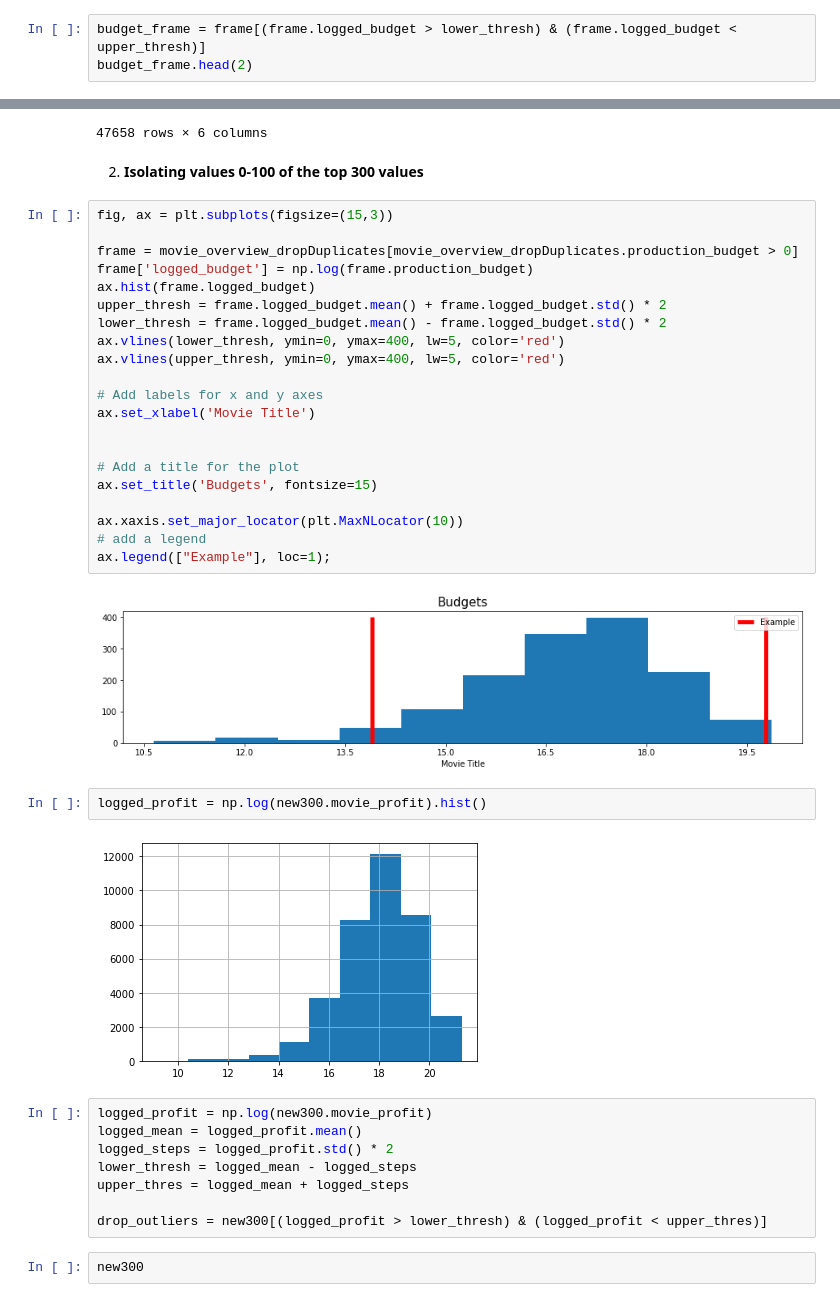
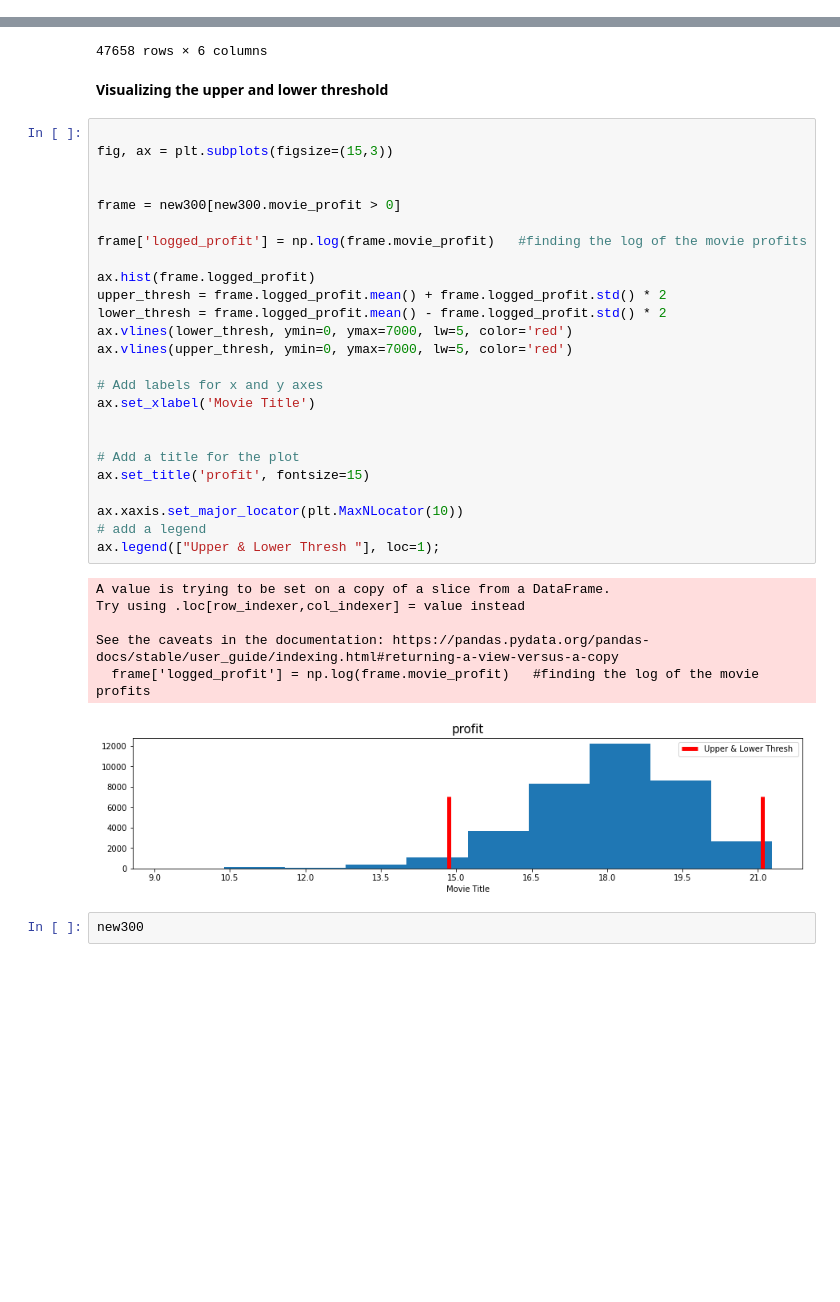
Before and after one commit to jchandleroneal/microsoft-movie-analysis, a Jupyter notebook: movie_analysis.ipynb, the cells around one changed output, grey strips where cells are left out. Cells and saved outputs as stored; diff of their text form; blank space fills up the shorter version.

```diff
--- a/movie_analysis.ipynb
+++ b/movie_analysis.ipynb
@@ -264,3 +259,0 @@ ax.legend(["Example"], loc=1);
-# %%
-budget_frame = frame[(frame.logged_budget > lower_thresh) & (frame.logged_budget < upper_thresh)]
-budget_frame.head(2)
@@ -455,43 +437,40 @@ new300
 | 1387 | The Fog | Shari Jacoby | Certified-Fresh | 74.0 | 20345820 | 1100000 |
 | 1387 | The Fog | Christopher Cunday | Certified-Fresh | 74.0 | 20345820 | 1100000 |
 47658 rows × 6 columns
-# %% [markdown]
-2. **Isolating values 0-100 of the top 300 values**
-# %%
-fig, ax = plt.subplots(figsize=(15,3))
-
-frame = movie_overview_dropDuplicates[movie_overview_dropDuplicates.production_budget > 0]
-frame['logged_budget'] = np.log(frame.production_budget)
-ax.hist(frame.logged_budget)
-upper_thresh = frame.logged_budget.mean() + frame.logged_budget.std() * 2
-lower_thresh = frame.logged_budget.mean() - frame.logged_budget.std() * 2
-ax.vlines(lower_thresh, ymin=0, ymax=400, lw=5, color='red')
-ax.vlines(upper_thresh, ymin=0, ymax=400, lw=5, color='red')
-
-# Add labels for x and y axes
-ax.set_xlabel('Movie Title')
-
-
-# Add a title for the plot
-ax.set_title('Budgets', fontsize=15)
-
-ax.xaxis.set_major_locator(plt.MaxNLocator(10))
-# add a legend
-ax.legend(["Example"], loc=1);
-# %% [output]
-[figure, removed]
-# %%
-logged_profit = np.log(new300.movie_profit).hist()
-# %% [output]
-[figure, removed]
+# %% [markdown]
+**Visualizing the upper and lower threshold**
 # %%
-logged_profit = np.log(new300.movie_profit)
-logged_mean = logged_profit.mean()
-logged_steps = logged_profit.std() * 2
-lower_thresh = logged_mean - logged_steps
-upper_thres = logged_mean + logged_steps
 
-drop_outliers = new300[(logged_profit > lower_thresh) & (logged_profit < upper_thres)]
+fig, ax = plt.subplots(figsize=(15,3))
+
+
+frame = new300[new300.movie_profit > 0]
+
+frame['logged_profit'] = np.log(frame.movie_profit)   #finding the log of the movie profits
+
+ax.hist(frame.logged_profit)
+upper_thresh = frame.logged_profit.mean() + frame.logged_profit.std() * 2
+lower_thresh = frame.logged_profit.mean() - frame.logged_profit.std() * 2
+ax.vlines(lower_thresh, ymin=0, ymax=7000, lw=5, color='red')
+ax.vlines(upper_thresh, ymin=0, ymax=7000, lw=5, color='red')
+
+# Add labels for x and y axes
+ax.set_xlabel('Movie Title')
+
+
+# Add a title for the plot
+ax.set_title('profit', fontsize=15)
+
+ax.xaxis.set_major_locator(plt.MaxNLocator(10))
+# add a legend
+ax.legend(["Upper & Lower Thresh "], loc=1);
+# %% [output]
+A value is trying to be set on a copy of a slice from a DataFrame.
+Try using .loc[row_indexer,col_indexer] = value instead
+
+See the caveats in the documentation: https://pandas.pydata.org/pandas-docs/stable/user_guide/indexing.html#returning-a-view-versus-a-copy
+  frame['logged_profit'] = np.log(frame.movie_profit)   #finding the log of the movie profits
+[figure, added]
 # %%
 new300
 # %% [output]
```
Also changed, not shown: parts of 18 cells of this notebook.
